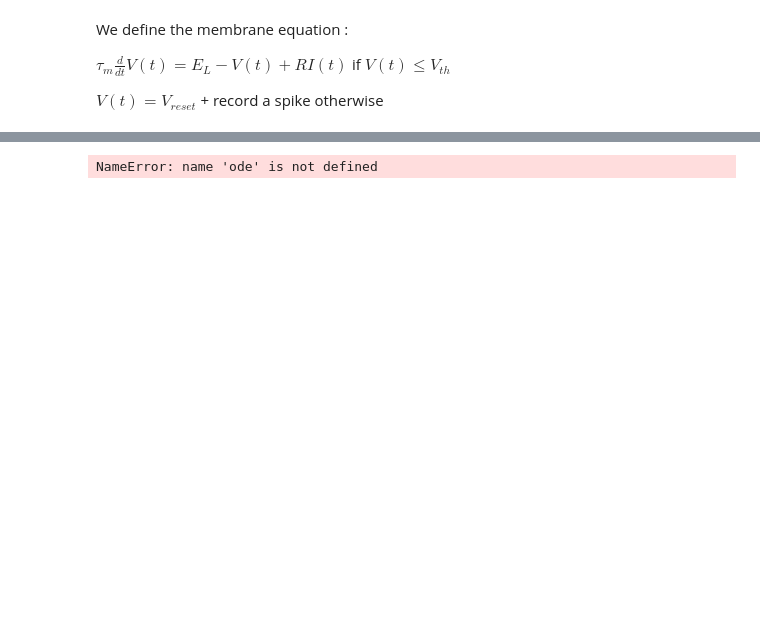
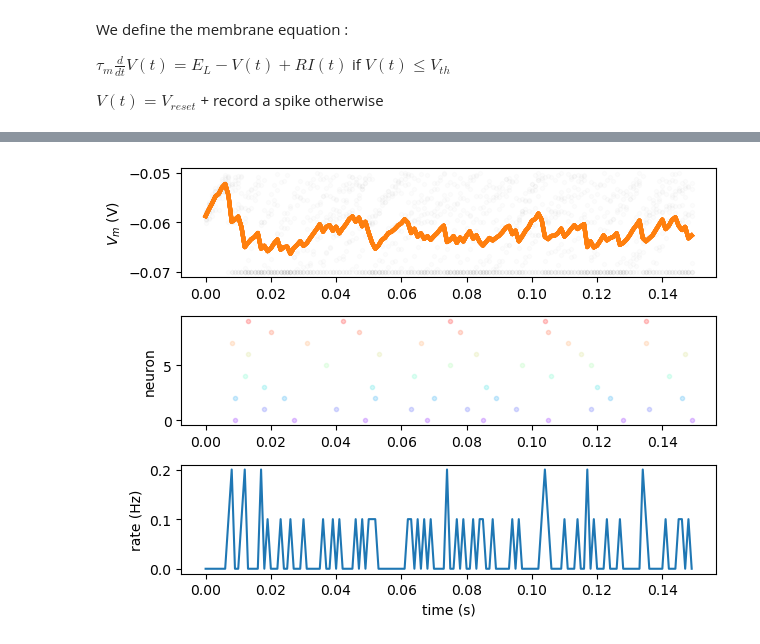
Before and after one commit to GiovanniPecci/Computational-Neuroscience-Course, a Jupyter notebook: LIF_model_spikes.ipynb, the cells around one changed output, grey strips where cells are left out. Cells and saved outputs as stored; diff of their text form; code cells hidden in the pictures; blank space fills up the shorter version.

Commit message:
Add files via upload
Creation of the class LIF_model

```diff
--- a/LIF_model_spikes.ipynb
+++ b/LIF_model_spikes.ipynb
@@ -35,20 +11,0 @@ def I_rand(I_mean, tmax, dt, Delta = 0.1):
-# %%
-# Membrane equation : deterministic synaptic input
-
-def rhs(t, V, tau_m, E_l, R, I, I_mean):
-    return 1/tau_m*(E_l - V + R*I(t,I_mean))
-
-
-res = ode(rhs).set_integrator('zvode', method='bdf')
-res.set_f_params(tau_m, E_l, R, I_sin, I_mean)
-res.set_initial_value(E_l, 0)
-
-t_list = []
-Vt = []
-
-while res.successful() and res.t < t_max:
-    t_list.append(res.t+dt)
-    Vt.append(np.real(res.integrate(res.t+dt)) )
-
-
-plt.plot(t_list, Vt)
@@ -131,73 +115,47 @@ plt.hist(Vk_I, nbins)
 # %%
-# Here we add the spikes
+t_max=150e-3
+dt=1e-3
 
-n_reals = 500
+lif = LIF_model(10)
 
-def rhs(t, V, tau_m, E_l, R, I):
-    return 1/tau_m*(E_l - V + R*I)
-
-res = ode(rhs).set_integrator('zvode', method='bdf')
-
-Vt_j = np.zeros((n_reals, int(t_max/dt)))
-
-
-spike_times =  [ [] for j in range(n_reals)]
-spike_occurrence = np.zeros(int(t_max/dt))
-
-
-
-for p in range(n_reals):
-    t=0
-    res.set_initial_value(E_l, 0)
-    t_list = []
-
-    while res.successful() and res.t < t_max:
-        It = I_rand(I_mean, t_max, dt)
-        res.set_f_params(tau_m, E_l, R, It)
-        t_list.append(res.t+dt)
-        Vt_j[p,t] = np.real(res.integrate(res.t+dt)[0])
-
-        if Vt_j[p,t] >= V_th :
-            Vt_j[p,t] = V_reset
-            spike_occurrence[t] = spike_occurrence[t]+1
-            spike_times[p].append(t_list[t])
-            res.set_initial_value(V_reset, t_list[t])
-
-
-        t = t+1
-
-
-V_mean = 1/n_reals*np.einsum('ij->j', Vt_j)
-spike_rate = spike_occurrence/n_reals
+Vt_j, spike_times, spike_occurrence = lif.Vt(t_max,dt,mu,sigma)
+V_mean, spike_rate = lif.mean_qnts(Vt_j, spike_occurrence)
 
 
 
 # Figures
+t_list =np.arange(0,t_max,dt)
+n_reals = lif.N
+
 plt.figure()
 
 # Plot simulations and sample mean
 ax1 = plt.subplot(3, 1, 1)
-for j in range(n_reals):
+for j in range(lif.N):
     plt.scatter(t_list, Vt_j[j], color="k", marker=".", alpha=0.01)
     plt.plot(t_list, V_mean, 'C1', alpha=0.8, linewidth=3)
     plt.ylabel('$V_m$ (V)')
 
+
 # Plot spikes
 plt.subplot(3, 1, 2, sharex=ax1)
+colors = plt.cm.rainbow(np.linspace(0, 1, n_reals))
+
+
 # for each neuron j: collect spike times and plot them at height j
-for j in range(n_reals):
+for j in range(lif.N):
     times = np.array(spike_times[j])
-    plt.scatter(times, j * np.ones_like(times), color="C0", marker=".", alpha=0.2)
+    plt.scatter(times, j * np.ones_like(times), color=colors[j], marker=".", alpha=0.2)
 
 
 plt.ylabel('neuron')
 
 # Plot firing rate
 plt.subplot(3, 1, 3, sharex=ax1)
 plt.plot(t_list, spike_rate)
 plt.xlabel('time (s)')
 plt.ylabel('rate (Hz)')
 
 plt.tight_layout()
 # %% [output]
-NameError: name 'ode' is not defined
+[figure, added]
```
Also changed, not shown: parts of 7 cells of this notebook.
